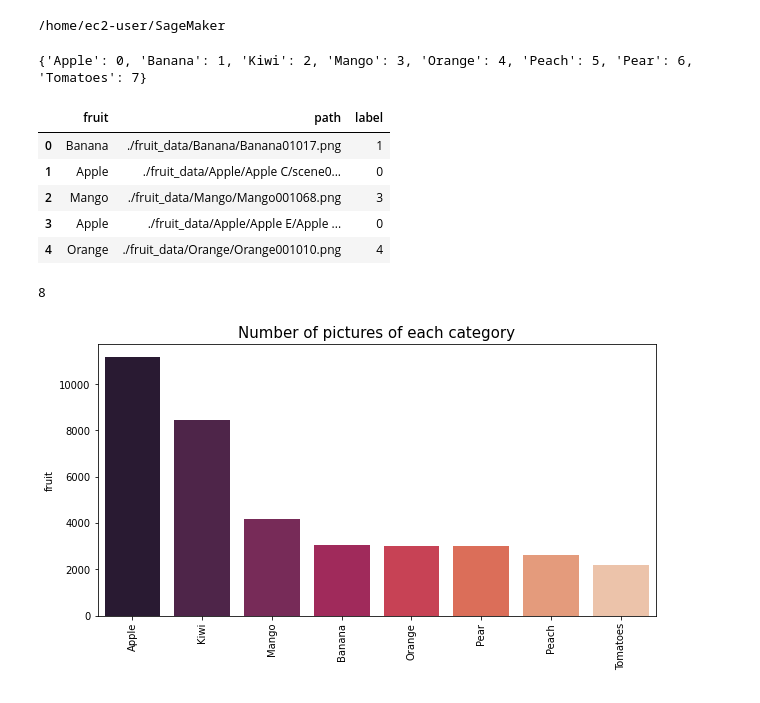
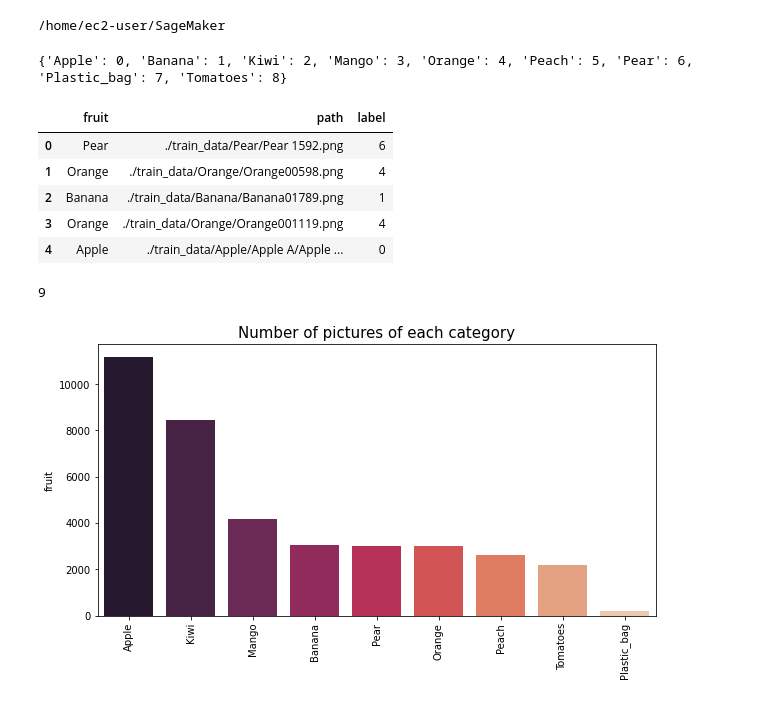
Before and after one commit to TeamC00K/model_traincode, a Jupyter notebook: mobilenet.ipynb, the cells around one changed output. Drawn from its saved outputs; the diff is of its cells as text; code cells hidden in the pictures.

```diff
--- a/mobilenet.ipynb
+++ b/mobilenet.ipynb
@@ -56,42 +53,42 @@ WARNING:tensorflow:From /home/ec2-user/anaconda3/envs/tensorflow_p36/gpu_cuda10.
 # %%
 # Load the paths on the images
 images = []
-dirp = "./fruit_data/"
+dirp = "./train_data/"
 for f in os.listdir(dirp):
     if "png" in os.listdir(dirp+f)[0]:
         images += load_images_from_folder(dirp+f,True,label = f)
     else:
         for d in os.listdir(dirp+f):
             images += load_images_from_folder(dirp+f+"/"+d,True,label = f)
 
 # Create a dataframe with the paths and the label for each fruit
 df = pd.DataFrame(images, columns = ["fruit", "path"])
 
 # Shuffle the dataset
 from sklearn.utils import shuffle
 df = shuffle(df, random_state = 0)
 df = df.reset_index(drop=True)
 
 # Assign to each fruit a specific number
 fruit_names = sorted(df.fruit.unique())
 mapper_fruit_names = dict(zip(fruit_names, [t for t in range(len(fruit_names))]))
 df["label"] = df["fruit"].map(mapper_fruit_names)
 print(mapper_fruit_names)
 
 # Visualize the resulting dataframe
 df.head()
 # %% [output]
-{'Apple': 0, 'Banana': 1, 'Kiwi': 2, 'Mango': 3, 'Orange': 4, 'Peach': 5, 'Pear': 6, 'Tomatoes': 7}
+{'Apple': 0, 'Banana': 1, 'Kiwi': 2, 'Mango': 3, 'Orange': 4, 'Peach': 5, 'Pear': 6, 'Plastic_bag': 7, 'Tomatoes': 8}
 |  | fruit | path | label |
-| 0 | Banana | ./fruit_data/Banana/Banana01017.png | 1 |
-| 1 | Apple | ./fruit_data/Apple/Apple C/scene0... | 0 |
-| 2 | Mango | ./fruit_data/Mango/Mango001068.png | 3 |
-| 3 | Apple | ./fruit_data/Apple/Apple E/Apple ... | 0 |
-| 4 | Orange | ./fruit_data/Orange/Orange001010.png | 4 |
+| 0 | Pear | ./train_data/Pear/Pear 1592.png | 6 |
+| 1 | Orange | ./train_data/Orange/Orange00598.png | 4 |
+| 2 | Banana | ./train_data/Banana/Banana01789.png | 1 |
+| 3 | Orange | ./train_data/Orange/Orange001119.png | 4 |
+| 4 | Apple | ./train_data/Apple/Apple A/Apple ... | 0 |
 # %%
 len(mapper_fruit_names)
 # %% [output]
-8
+9
 # %%
 # Display the number of pictures of each category
 vc = df["fruit"].value_counts()
@@ -101,7 +98,7 @@ plt.title("Number of pictures of each category", fontsize = 15)
 plt.xticks(rotation=90)
 plt.show()
 # %% [output]
-[figure, old version]
+[figure, new version]
 # %%
 # Display some pictures of the dataset
 fig, axes = plt.subplots(nrows=4, ncols=5, figsize=(15, 15),
```
Also changed, not shown: parts of 10 cells of this notebook.
